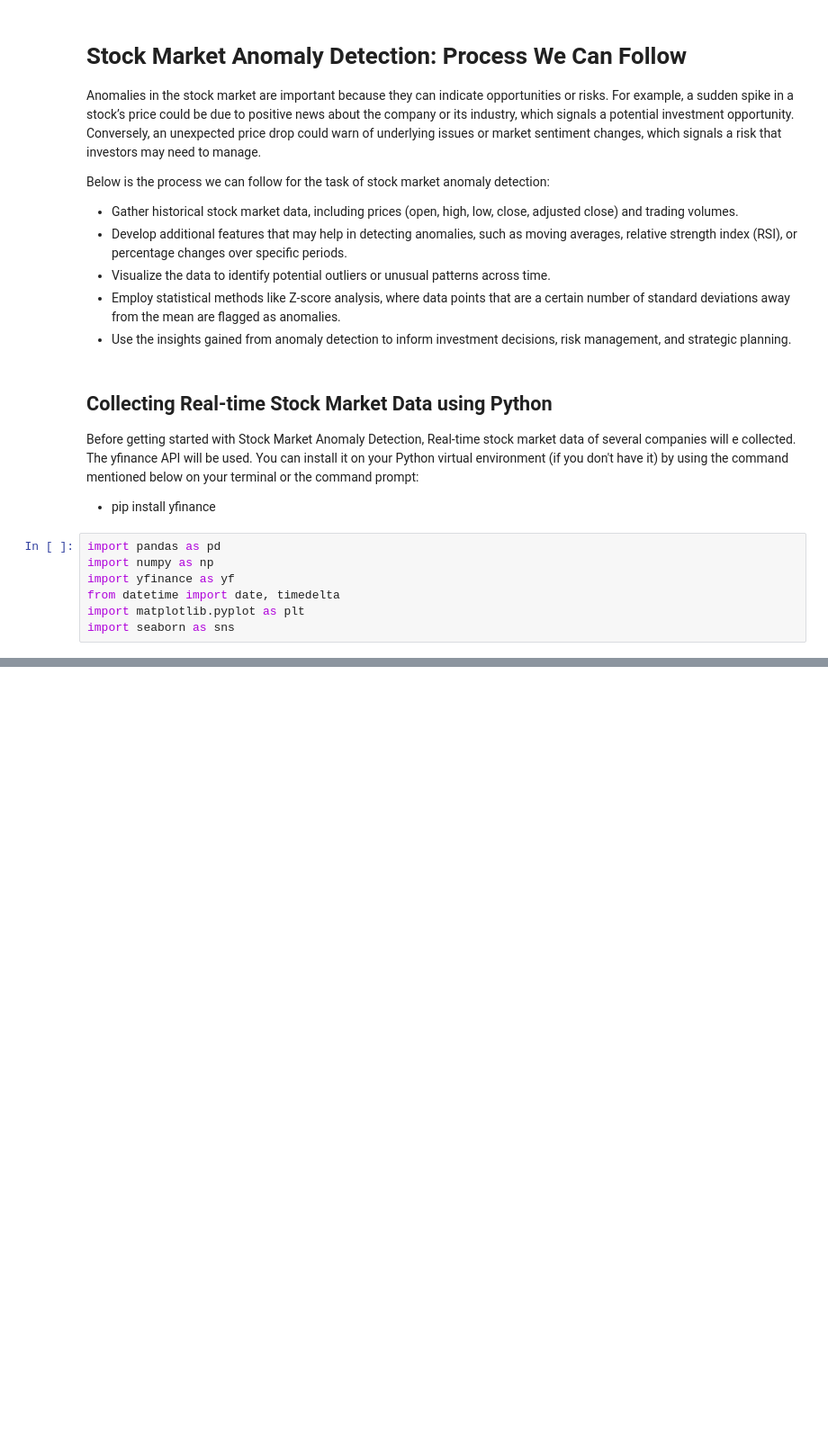
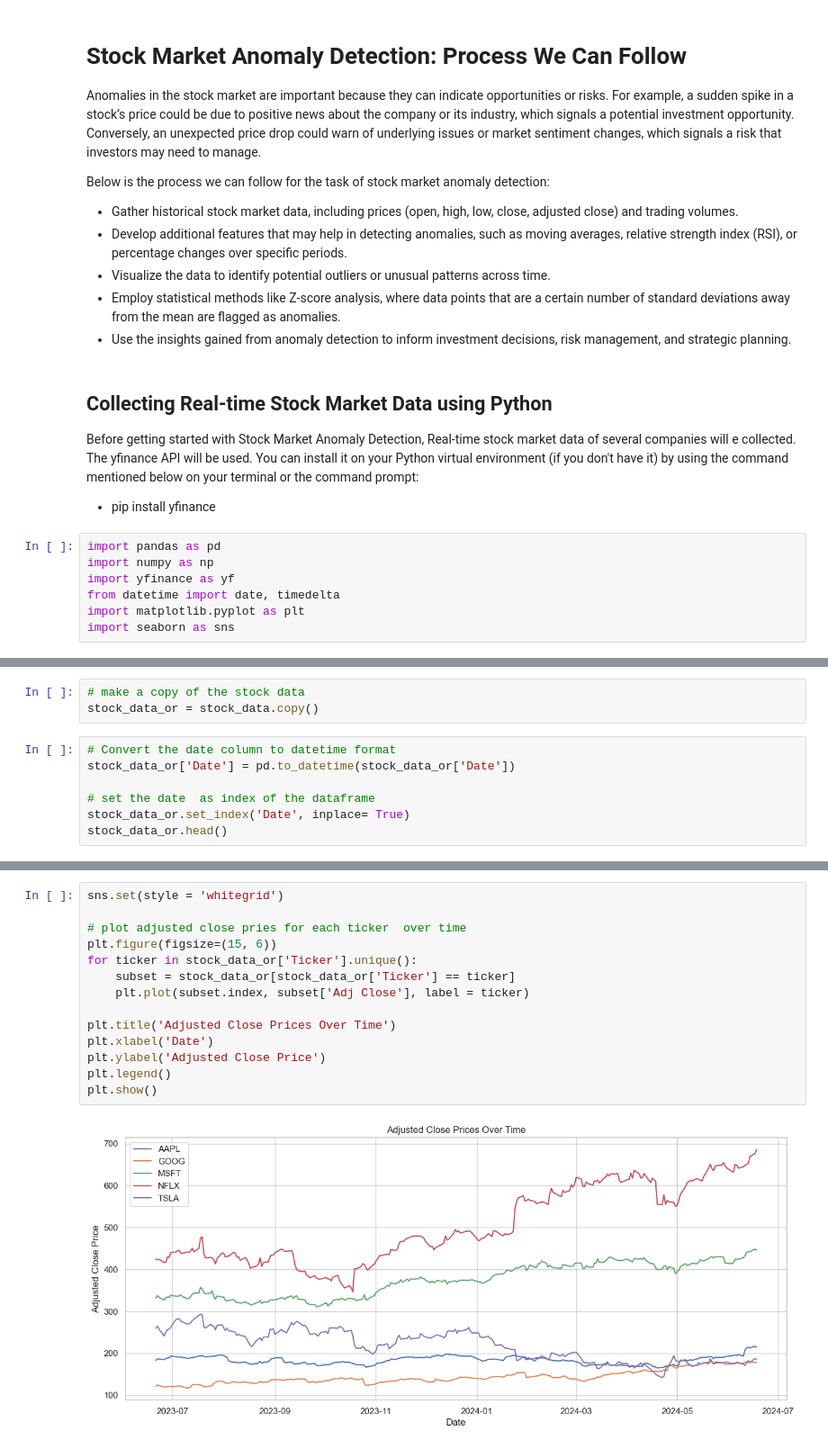
Before and after one commit to SirTee12/Marketing-Analysis-Projects, a Jupyter notebook: Stock-Market-Anomaly-Detection/Stock-Market-Anomaly-Detection.ipynb, the cells around one changed output, grey strips where cells are left out. Shown at 90% size. Saved outputs shown, nothing was run; the diff lists cells and outputs as text; blank space fills up the shorter version.

Commit message:
Plot Graph of Adjusted Close pric and volume over time

```diff
--- a/Stock-Market-Anomaly-Detection/Stock-Market-Anomaly-Detection.ipynb
+++ b/Stock-Market-Anomaly-Detection/Stock-Market-Anomaly-Detection.ipynb
@@ -59,0 +73,10 @@ stock_Data.head()
+# %%
+# make a copy of the stock data
+stock_data_or = stock_data.copy()
+# %%
+# Convert the date column to datetime format
+stock_data_or['Date'] = pd.to_datetime(stock_data_or['Date'])
+
+# set the date  as index of the dataframe
+stock_data_or.set_index('Date', inplace= True)
+stock_data_or.head()
@@ -59,0 +105,16 @@ stock_Data.head()
+# %%
+sns.set(style = 'whitegrid')
+
+# plot adjusted close pries for each ticker  over time
+plt.figure(figsize=(15, 6))
+for ticker in stock_data_or['Ticker'].unique():
+    subset = stock_data_or[stock_data_or['Ticker'] == ticker]
+    plt.plot(subset.index, subset['Adj Close'], label = ticker)
+
+plt.title('Adjusted Close Prices Over Time')
+plt.xlabel('Date')
+plt.ylabel('Adjusted Close Price')
+plt.legend()
+plt.show()
+# %% [output]
+[figure, added]
```
Also changed, not shown: parts of 9 cells of this notebook.
